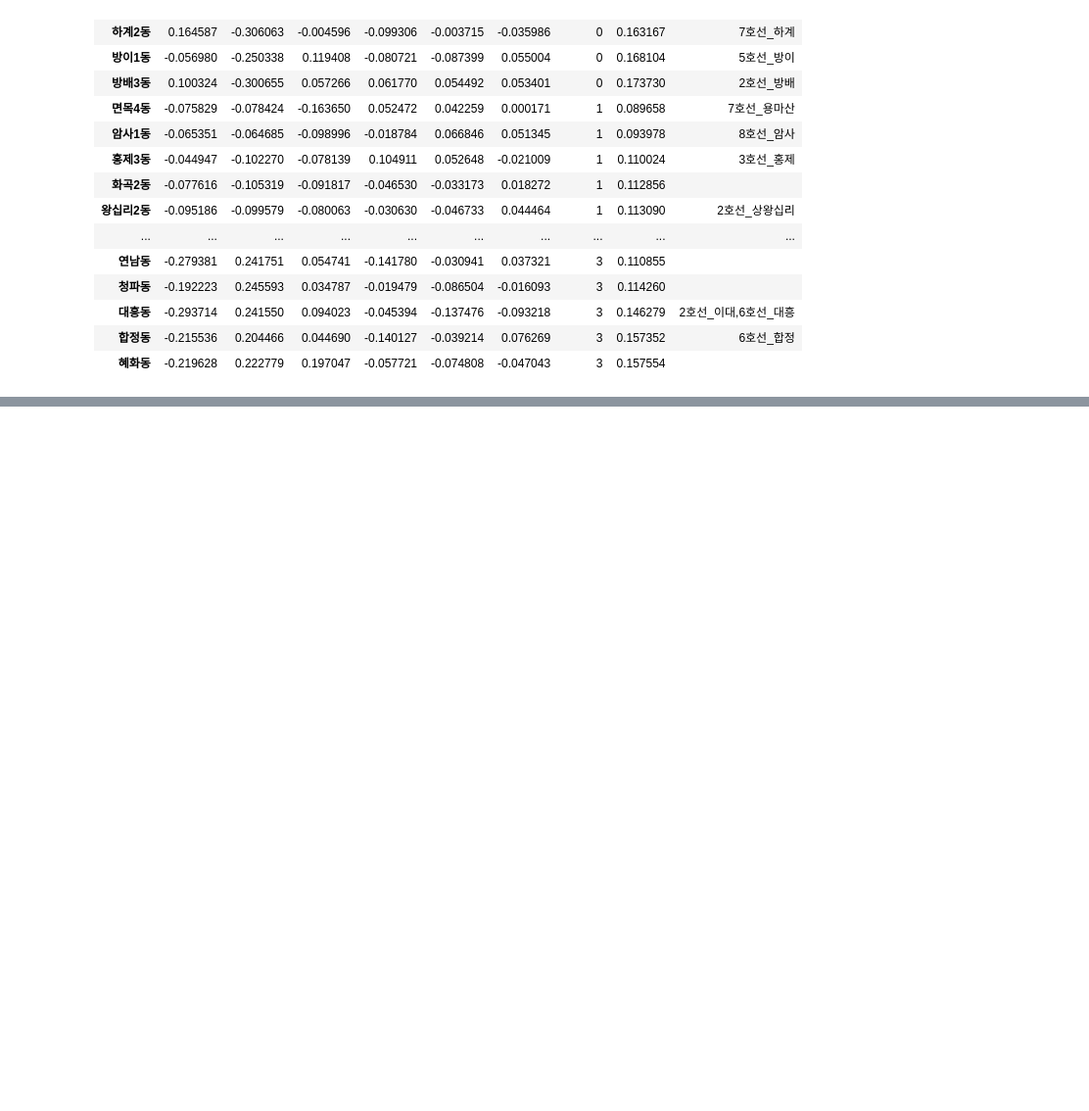
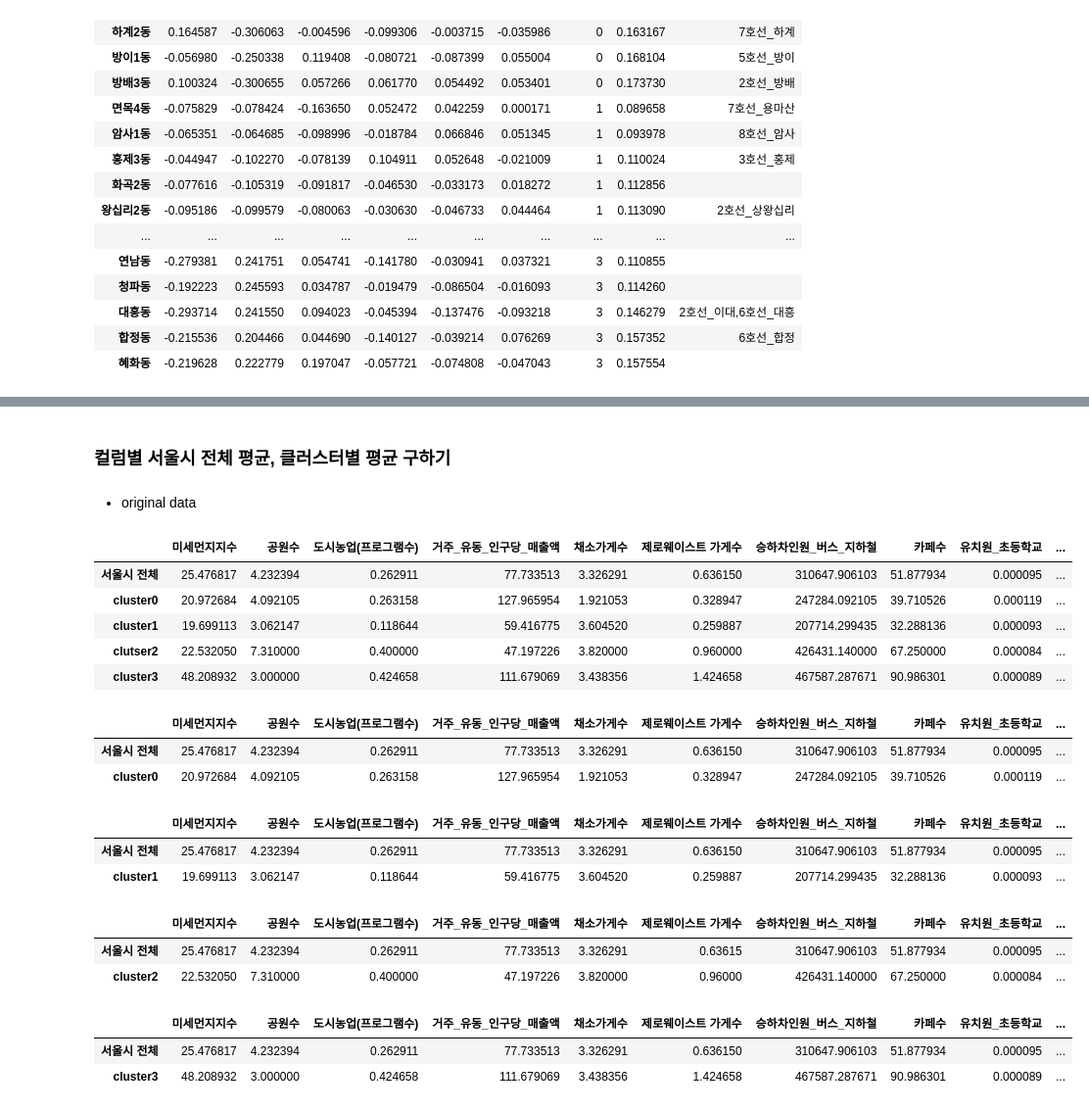
Before and after one commit to sesac-2023/cha_workspace, a Jupyter notebook: individual_tests/PJT_final_2023/modeling/optimal_location.ipynb, the cells around one changed output, grey strips where cells are left out. Shown: that part at 98% size. Saved outputs shown, nothing was run; the diff lists cells and outputs as text; code cells hidden in the pictures; blank space fills up the shorter version.

```diff
--- a/individual_tests/PJT_final_2023/modeling/optimal_location.ipynb
+++ b/individual_tests/PJT_final_2023/modeling/optimal_location.ipynb
@@ -83,7 +80,0 @@ top_5.to_csv('./data/optimal_location_w_subway_station.csv')
-# %%
-import pandas as pd
-import numpy as np
-
-pca_result = pd.read_csv('./data/minmax_scaling_PCA_label.csv', index_col=0)
-scaled_df = pd.read_csv('./data/minmax_scaling.csv', index_col=0)
-original_df = pd.read_csv('./data/final_data_after_winsorization_with_selected_features.csv', index_col=0)
@@ -108,0 +117,38 @@ pca_cluster_3
+# %% [markdown]
+### 컬럼별 서울시 전체 평균, 클러스터별 평균 구하기
+# %% [markdown]
+- original data
+# %%
+result = pd.DataFrame([original_df.mean(), cluster_0.mean(), cluster_1.mean(), cluster_2.mean(), cluster_3.mean()], index = ['서울시 전체', 'cluster0', 'cluster1', 'clutser2', 'cluster3'])
+result
+# %% [output]
+|  | 미세먼지지수 | 공원수 | 도시농업(프로그램수) | 거주_유동_인구당_매출액 | 채소가게수 | 제로웨이스트 가게수 | 승하차인원_버스_지하철 | 카페수 | 유치원_초등학교 | ... |
+| 서울시 전체 | 25.476817 | 4.232394 | 0.262911 | 77.733513 | 3.326291 | 0.636150 | 310647.906103 | 51.877934 | 0.000095 | ... |
+| cluster0 | 20.972684 | 4.092105 | 0.263158 | 127.965954 | 1.921053 | 0.328947 | 247284.092105 | 39.710526 | 0.000119 | ... |
+| cluster1 | 19.699113 | 3.062147 | 0.118644 | 59.416775 | 3.604520 | 0.259887 | 207714.299435 | 32.288136 | 0.000093 | ... |
+| clutser2 | 22.532050 | 7.310000 | 0.400000 | 47.197226 | 3.820000 | 0.960000 | 426431.140000 | 67.250000 | 0.000084 | ... |
+| cluster3 | 48.208932 | 3.000000 | 0.424658 | 111.679069 | 3.438356 | 1.424658 | 467587.287671 | 90.986301 | 0.000089 | ... |
+# %%
+pd.DataFrame([original_df.mean(), cluster_0.mean()], index = ['서울시 전체', 'cluster0'])
+# %% [output]
+|  | 미세먼지지수 | 공원수 | 도시농업(프로그램수) | 거주_유동_인구당_매출액 | 채소가게수 | 제로웨이스트 가게수 | 승하차인원_버스_지하철 | 카페수 | 유치원_초등학교 | ... |
+| 서울시 전체 | 25.476817 | 4.232394 | 0.262911 | 77.733513 | 3.326291 | 0.636150 | 310647.906103 | 51.877934 | 0.000095 | ... |
+| cluster0 | 20.972684 | 4.092105 | 0.263158 | 127.965954 | 1.921053 | 0.328947 | 247284.092105 | 39.710526 | 0.000119 | ... |
+# %%
+pd.DataFrame([original_df.mean(), cluster_1.mean()], index = ['서울시 전체', 'cluster1'])
+# %% [output]
+|  | 미세먼지지수 | 공원수 | 도시농업(프로그램수) | 거주_유동_인구당_매출액 | 채소가게수 | 제로웨이스트 가게수 | 승하차인원_버스_지하철 | 카페수 | 유치원_초등학교 | ... |
+| 서울시 전체 | 25.476817 | 4.232394 | 0.262911 | 77.733513 | 3.326291 | 0.636150 | 310647.906103 | 51.877934 | 0.000095 | ... |
+| cluster1 | 19.699113 | 3.062147 | 0.118644 | 59.416775 | 3.604520 | 0.259887 | 207714.299435 | 32.288136 | 0.000093 | ... |
+# %%
+pd.DataFrame([original_df.mean(), cluster_2.mean()], index = ['서울시 전체', 'cluster2'])
+# %% [output]
+|  | 미세먼지지수 | 공원수 | 도시농업(프로그램수) | 거주_유동_인구당_매출액 | 채소가게수 | 제로웨이스트 가게수 | 승하차인원_버스_지하철 | 카페수 | 유치원_초등학교 | ... |
+| 서울시 전체 | 25.476817 | 4.232394 | 0.262911 | 77.733513 | 3.326291 | 0.63615 | 310647.906103 | 51.877934 | 0.000095 | ... |
+| cluster2 | 22.532050 | 7.310000 | 0.400000 | 47.197226 | 3.820000 | 0.96000 | 426431.140000 | 67.250000 | 0.000084 | ... |
+# %%
+pd.DataFrame([original_df.mean(), cluster_3.mean()], index = ['서울시 전체', 'cluster3'])
+# %% [output]
+|  | 미세먼지지수 | 공원수 | 도시농업(프로그램수) | 거주_유동_인구당_매출액 | 채소가게수 | 제로웨이스트 가게수 | 승하차인원_버스_지하철 | 카페수 | 유치원_초등학교 | ... |
+| 서울시 전체 | 25.476817 | 4.232394 | 0.262911 | 77.733513 | 3.326291 | 0.636150 | 310647.906103 | 51.877934 | 0.000095 | ... |
+| cluster3 | 48.208932 | 3.000000 | 0.424658 | 111.679069 | 3.438356 | 1.424658 | 467587.287671 | 90.986301 | 0.000089 | ... |
```
Also changed, not shown: parts of 17 cells of this notebook.
